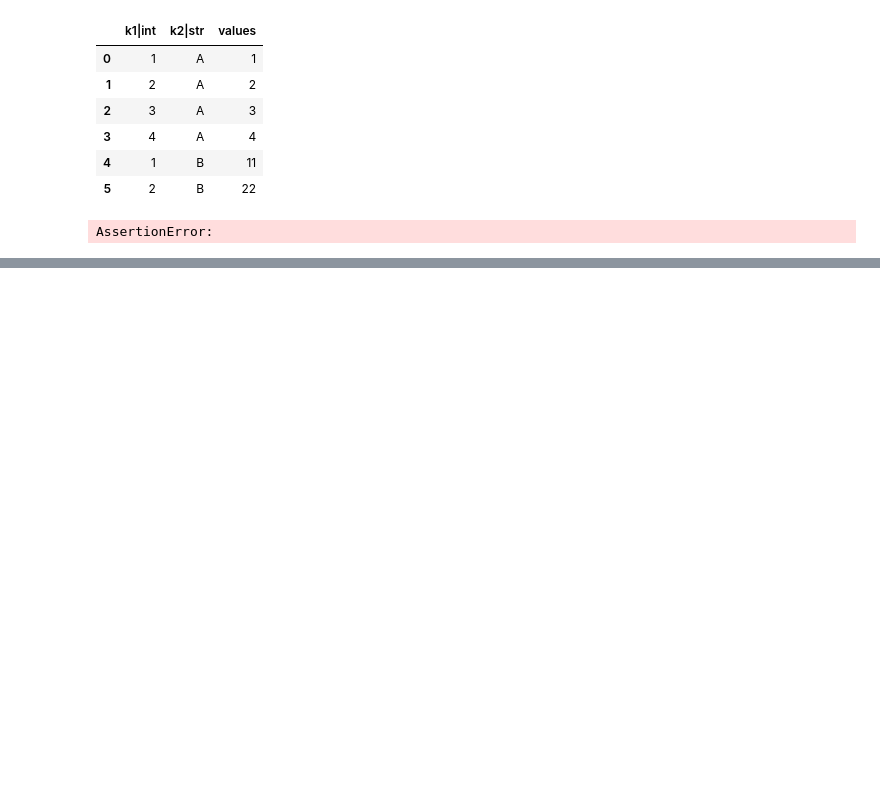
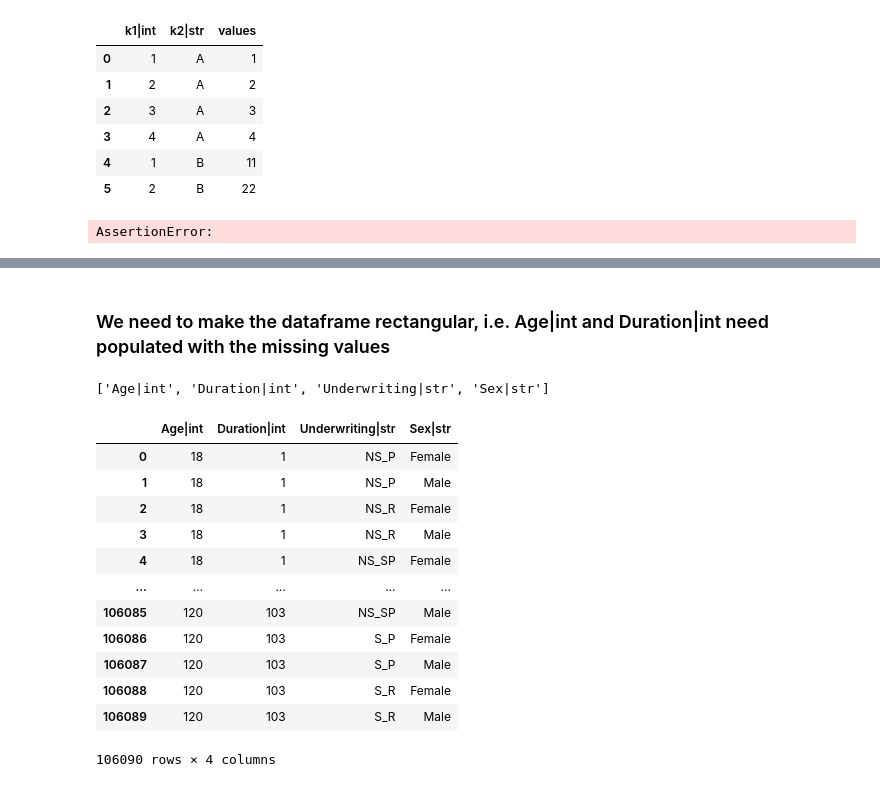
Before and after one commit to lewisfogden/heavylight, a Jupyter notebook: examples/notebook/table_documentation.ipynb, the cells around one changed output, grey strips where cells are left out. Saved outputs shown, nothing was run; the diff lists cells and outputs as text; code cells hidden in the pictures; blank space fills up the shorter version.

```diff
--- a/examples/notebook/table_documentation.ipynb
+++ b/examples/notebook/table_documentation.ipynb
@@ -257,0 +304,30 @@ AssertionError:
+# %% [markdown]
+### We need to make the dataframe rectangular, i.e. Age|int and Duration|int need populated with the missing values
+# %%
+df7_keys = list(df7.columns[:-1])
+df7_keys
+# %% [output]
+['Age|int', 'Duration|int', 'Underwriting|str', 'Sex|str']
+# %%
+import itertools
+
+# get the unique key columns
+df7_unique_keys = [list(df7[col_name].unique()) for col_name in df7_keys]
+
+# construct a dataframe from the cartesian product of these
+df7_rect_keys = pd.DataFrame(itertools.product(*df7_unique_keys), columns=df7_keys)
+df7_rect_keys
+# %% [output]
+|  | Age|int | Duration|int | Underwriting|str | Sex|str |
+| 0 | 18 | 1 | NS_P | Female |
+| 1 | 18 | 1 | NS_P | Male |
+| 2 | 18 | 1 | NS_R | Female |
+| 3 | 18 | 1 | NS_R | Male |
+| 4 | 18 | 1 | NS_SP | Female |
+| ... | ... | ... | ... | ... |
+| 106085 | 120 | 103 | NS_SP | Male |
+| 106086 | 120 | 103 | S_P | Female |
+| 106087 | 120 | 103 | S_P | Male |
+| 106088 | 120 | 103 | S_R | Female |
+| 106089 | 120 | 103 | S_R | Male |
+106090 rows × 4 columns
```
Also changed, not shown: parts of 10 cells of this notebook, 1 other file.
